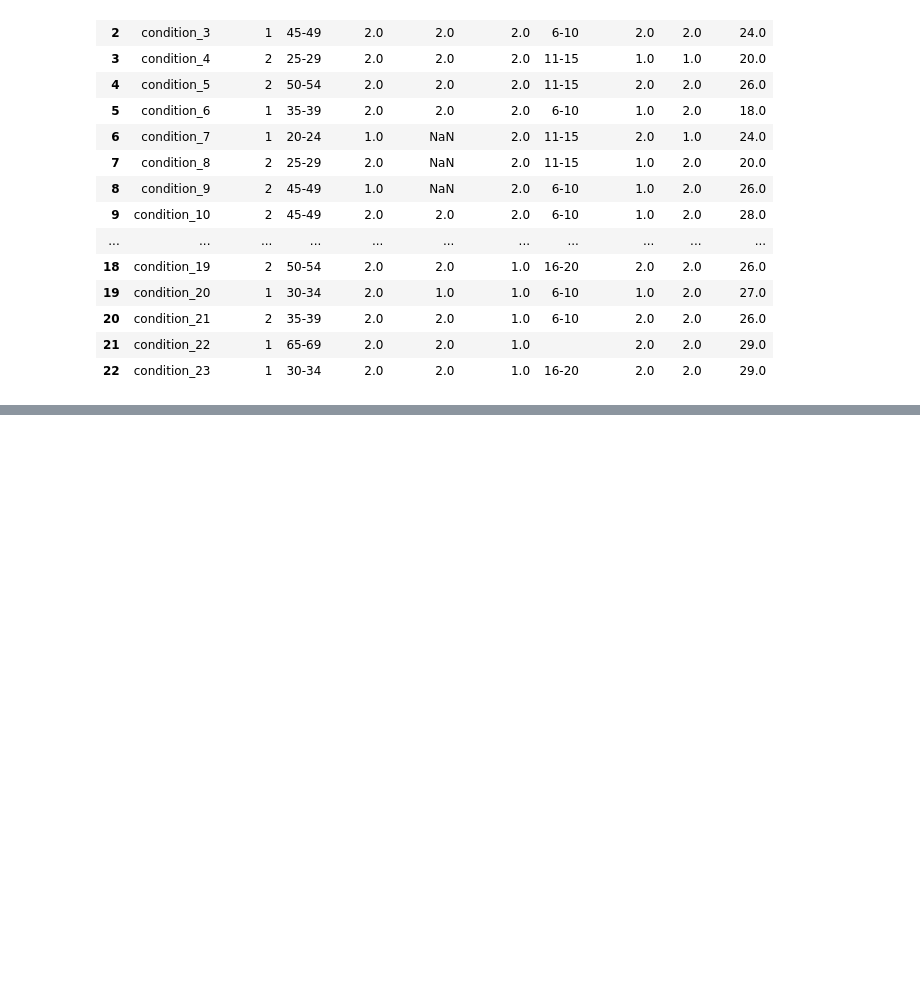
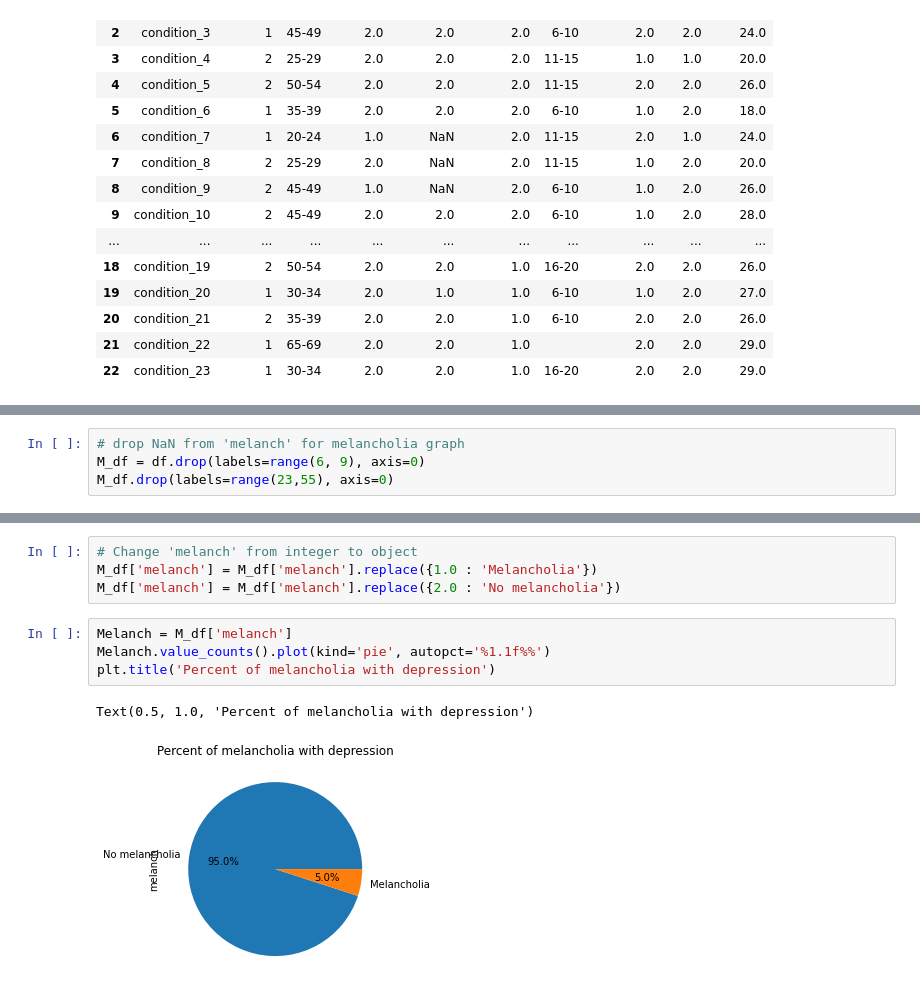
Before and after one commit to 04kyeong/AI4ALL_ApplyAI_Team18, a Jupyter notebook: AI18.ipynb, the cells around one changed output, grey strips where cells are left out. Drawn from its saved outputs; the diff is of its cells as text; blank space fills up the shorter version.

```diff
--- a/AI18.ipynb
+++ b/AI18.ipynb
@@ -147,0 +202,4 @@ df.drop(labels=range(23, 55), axis=0)
+# %%
+# drop NaN from 'melanch' for melancholia graph
+M_df = df.drop(labels=range(6, 9), axis=0)
+M_df.drop(labels=range(23,55), axis=0)
@@ -147,0 +224,11 @@ df.drop(labels=range(23, 55), axis=0)
+# %%
+# Change 'melanch' from integer to object
+M_df['melanch'] = M_df['melanch'].replace({1.0 : 'Melancholia'})
+M_df['melanch'] = M_df['melanch'].replace({2.0 : 'No melancholia'})
+# %%
+Melanch = M_df['melanch']
+Melanch.value_counts().plot(kind='pie', autopct='%1.1f%%')
+plt.title('Percent of melancholia with depression')
+# %% [output]
+Text(0.5, 1.0, 'Percent of melancholia with depression')
+[figure, added]
```
Also changed, not shown: parts of 16 cells of this notebook.
